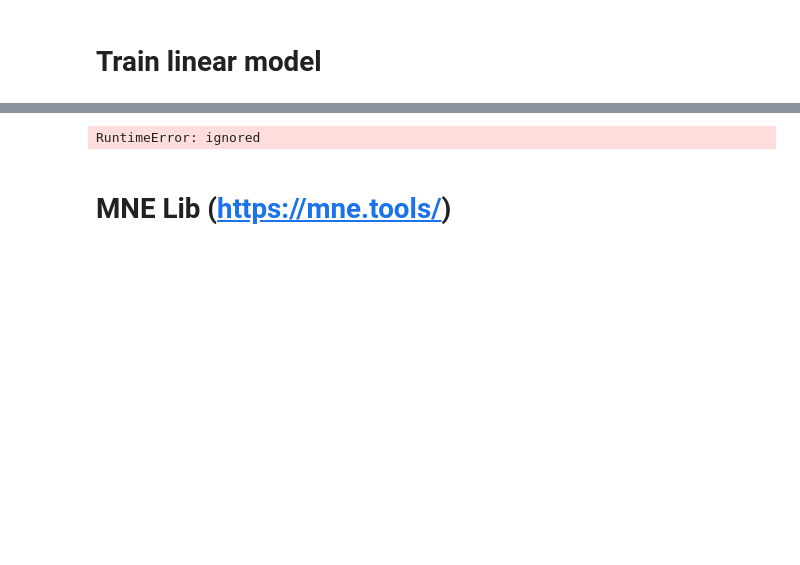
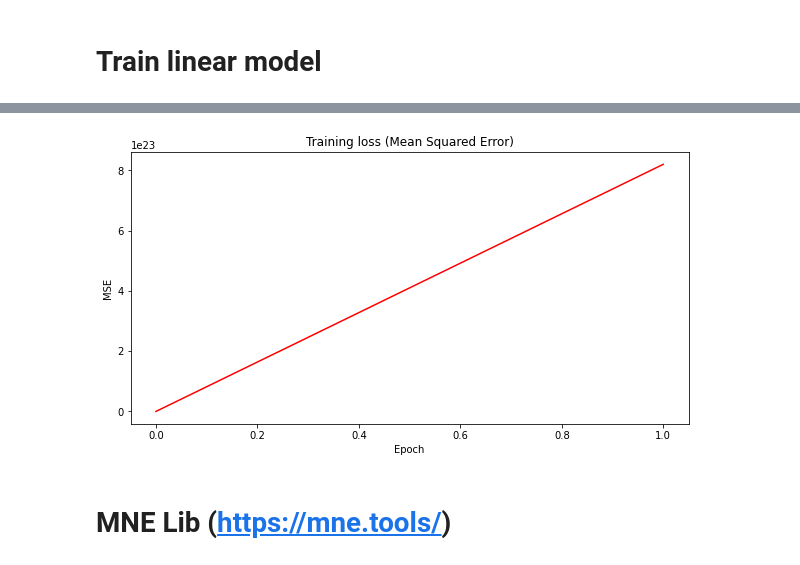
Before and after one commit to IImbryk/NMA_MindBigData, a Jupyter notebook: mnist_for_brain.ipynb, the cells around one changed output, grey strips where cells are left out. Cells and saved outputs as stored; diff of their text form; code cells hidden in the pictures; blank space fills up the shorter version.

Commit message:
train_model

```diff
--- a/mnist_for_brain.ipynb
+++ b/mnist_for_brain.ipynb
@@ -99,8 +90,8 @@ def merge_data(df1, df2):
   df3 = df1.merge(df2, left_on="event", right_on="event", how="inner")
   print(df3["event"])
 # %%
-# min_len = data_EP1['size'].min()
-# max_len = data_EP1['size'].max()
+min_len = data_MW['size'].min()
+max_len = data_MW['size'].max()
 # print(max_len, min_len)
 columns_name = ['eeg'+str(x) for x in range(max_len)]
 # %%
@@ -165,7 +138,0 @@ plt.plot(data['data'][8][0:450])
-# %%
-plt.figure(figsize=(20,10))
-for i in data[data['code']==6]['data'][8:12]:
-
-  plt.xlim(0, 450) # cut null
-  plt.ylim(460, 550)
-  plt.plot(i)
@@ -277,0 +214,18 @@ len(torch.tensor(data_MW_copy['data']))
+# %%
+def plot_loss(loss_array, title="Training loss (Mean Squared Error)", c="r"):
+  plt.figure(figsize=(10, 5))
+  plt.plot(loss_array, color=c)
+  plt.xlabel("Epoch")
+  plt.ylabel("MSE")
+  plt.title(title)
+  plt.show()
+# %%
+# split into train test sets
+y = torch.tensor([data_MW_copy['code']]).float().T
+X = torch.tensor(data_MW_copy['data']).float() # data_EP1.drop(columns=['id', 'event', 'code'], axis=1)
+
+label_tensor = torch.tensor(data_MW_copy['data']).float()
+feature_tensor = torch.tensor([data_MW_copy['code']]).float().T
+
+
+X_train, X_test, y_train, y_test = train_test_split(X, y)
@@ -278,29 +258,27 @@ len(torch.tensor(data_MW_copy['data']))
 # %%
-# @markdown #### Make sure you execute this cell to train the network and plot
-
 lr = 10.0 # learning rate
 gamma = 1e-12  # initialization scale
 n_epochs = 250  # number of epochs
-dim_input = len(torch.tensor(data_MW_copy['data']))
-dim_hidden = 0# 1017 # hidden neurons
-dim_output = len(torch.tensor(data_MW_copy['code']))  # output dimension = `feature_tensor.size(1)`
+dim_input = X_train.size(1)
+dim_hidden = 1024# 1017 # hidden neurons
+dim_output = y_train.size(1)  # output dimension = `feature_tensor.size(1)`
 
 # model instantiation
 dlnn_model = LNNet(dim_input, dim_hidden, dim_output)
 
 # weights re-initialization
 # initializer_(dlnn_model, gamma)
 # training
-losses, *_ = train(dlnn_model,
-                  torch.tensor(data_MW_copy['data']),
-                  torch.tensor(data_MW_copy['code']),
+losses = train(dlnn_model,
+                  X_train,
+                  y_train,
                   n_epochs=n_epochs,
                   lr=lr)
 
 # plotting
 plot_loss(losses)
 # %% [output]
-RuntimeError: ignored
+[figure, added]
 # %% [markdown]
 # MNE Lib (https://mne.tools/)
 # %% [markdown]
```
Also changed, not shown: parts of 12 cells of this notebook.
